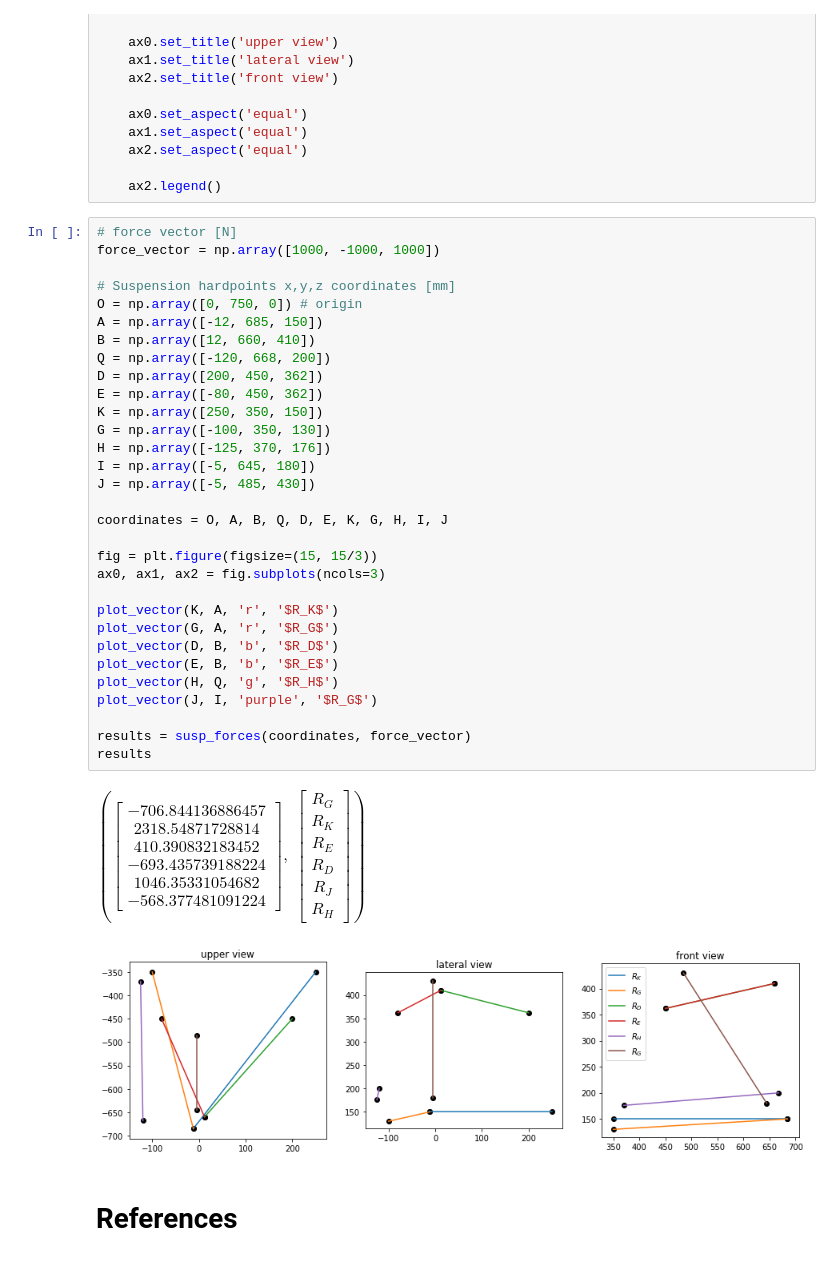
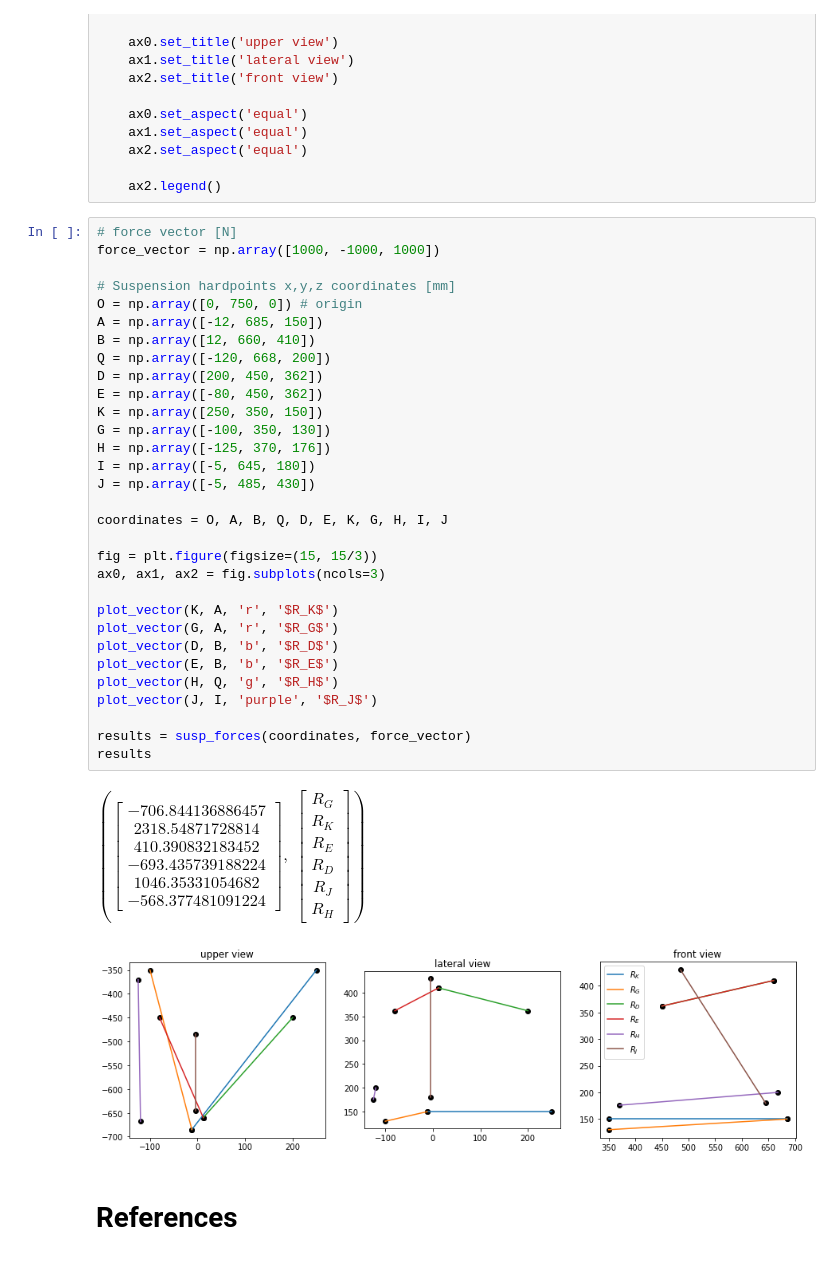
Before and after one commit to adrianoschommer/static_equilibrium_suspension, a Jupyter notebook: static_equilibrium_wishbone_suspension.ipynb, the cells around one changed output. Cells and saved outputs as stored; diff of their text form.

```diff
--- a/static_equilibrium_wishbone_suspension.ipynb
+++ b/static_equilibrium_wishbone_suspension.ipynb
@@ -185,35 +185,35 @@ def plot_vector(point_1, point_2, color_vector, label):
 force_vector = np.array([1000, -1000, 1000])
 
 # Suspension hardpoints x,y,z coordinates [mm]
 O = np.array([0, 750, 0]) # origin
 A = np.array([-12, 685, 150])
 B = np.array([12, 660, 410])
 Q = np.array([-120, 668, 200])
 D = np.array([200, 450, 362])
 E = np.array([-80, 450, 362])
 K = np.array([250, 350, 150])
 G = np.array([-100, 350, 130])
 H = np.array([-125, 370, 176])
 I = np.array([-5, 645, 180])
 J = np.array([-5, 485, 430])
 
 coordinates = O, A, B, Q, D, E, K, G, H, I, J
 
 fig = plt.figure(figsize=(15, 15/3))
 ax0, ax1, ax2 = fig.subplots(ncols=3)
 
 plot_vector(K, A, 'r', '$R_K$')
 plot_vector(G, A, 'r', '$R_G$')
 plot_vector(D, B, 'b', '$R_D$')
 plot_vector(E, B, 'b', '$R_E$')
 plot_vector(H, Q, 'g', '$R_H$')
-plot_vector(J, I, 'purple', '$R_G$')
+plot_vector(J, I, 'purple', '$R_J$')
 
 results = susp_forces(coordinates, force_vector)
 results
 # %% [output]
 $\displaystyle \left( \left[\begin{matrix}-706.844136886457\\2318.54871728814\\410.390832183452\\-693.435739188224\\1046.35331054682\\-568.377481091224\end{matrix}\right], \  \left[\begin{matrix}R_{G}\\R_{K}\\R_{E}\\R_{D}\\R_{J}\\R_{H}\end{matrix}\right]\right)$
-[figure, old version]
+[figure, new version]
 # %% [markdown]
 # References
 # %% [markdown]
```
Also changed, not shown: parts of 2 cells of this notebook.
